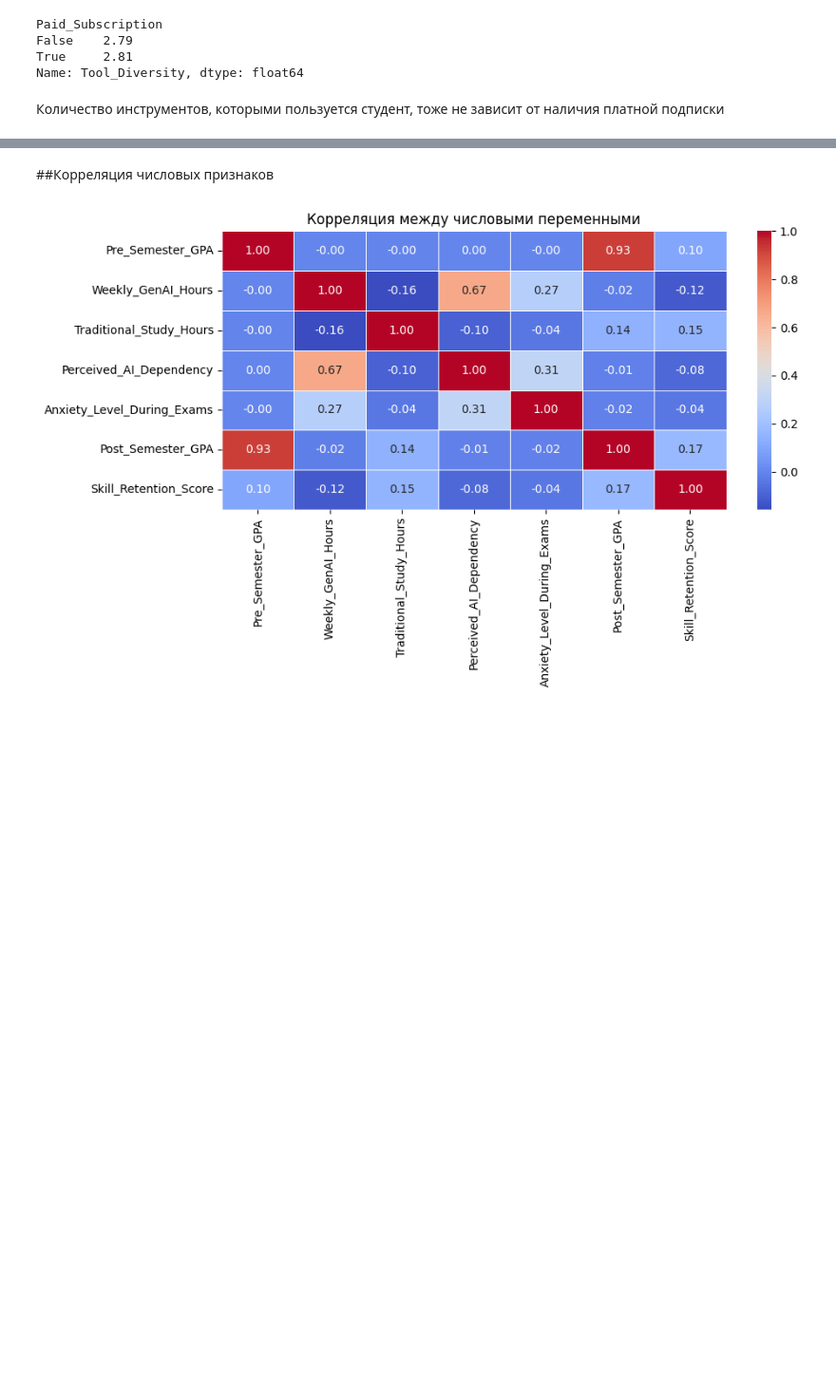
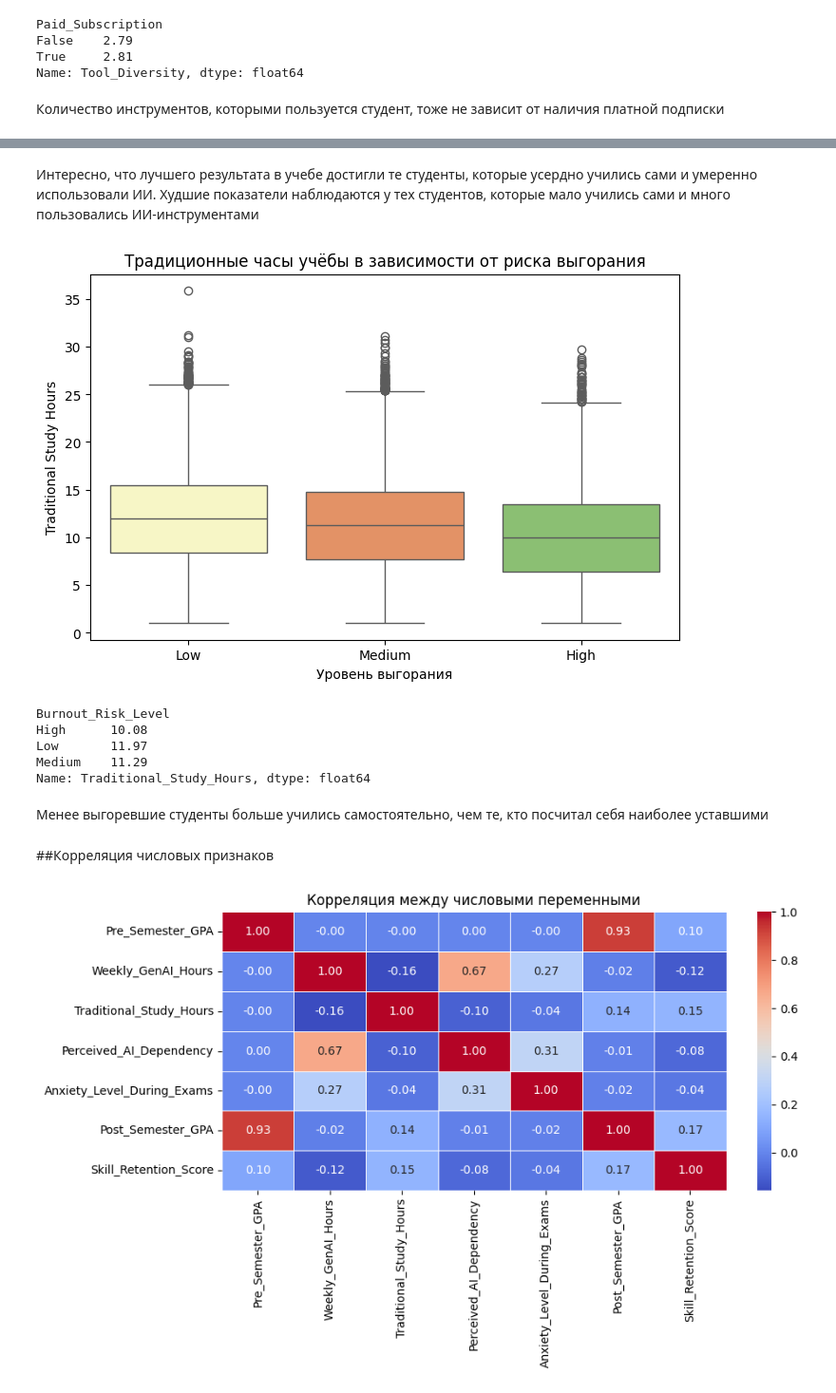
Before and after one commit to AnastasiaDolotova/ai-student-impact, a Jupyter notebook: ai_student_impact.ipynb, the cells around one changed output, grey strips where cells are left out. Shown at 95% size. Saved outputs shown, nothing was run; the diff lists cells and outputs as text; code cells hidden in the pictures; blank space fills up the shorter version.

```diff
--- a/ai_student_impact.ipynb
+++ b/ai_student_impact.ipynb
@@ -647,3 +712,24 @@ Name: Tool_Diversity, dtype: float64
+# %% [markdown]
+Интересно, что лучшего результата в учебе достигли те студенты, которые усердно учились сами и умеренно использовали ИИ. Худшие показатели наблюдаются у тех студентов, которые мало учились сами и много пользовались ИИ-инструментами
+# %%
+plt.figure(figsize=(8, 5))
+sns.boxplot(data=df, x='Burnout_Risk_Level', y='Traditional_Study_Hours', hue='Burnout_Risk_Level',
+            order=['Low', 'Medium', 'High'], palette='RdYlGn_r')
+plt.title('Традиционные часы учёбы в зависимости от риска выгорания')
+plt.xlabel('Уровень выгорания')
+plt.ylabel('Traditional Study Hours')
+plt.show()
+
+print(df.groupby('Burnout_Risk_Level')['Traditional_Study_Hours'].mean().round(2))
+# %% [output]
+[figure, added]
+Burnout_Risk_Level
+High      10.08
+Low       11.97
+Medium    11.29
+Name: Traditional_Study_Hours, dtype: float64
+# %% [markdown]
+Менее выгоревшие студенты больше учились самостоятельно, чем те, кто посчитал себя наиболее уставшими
 # %% [markdown]
 ##Корреляция числовых признаков
 # %%
```
Also changed, not shown: parts of 7 cells of this notebook.
